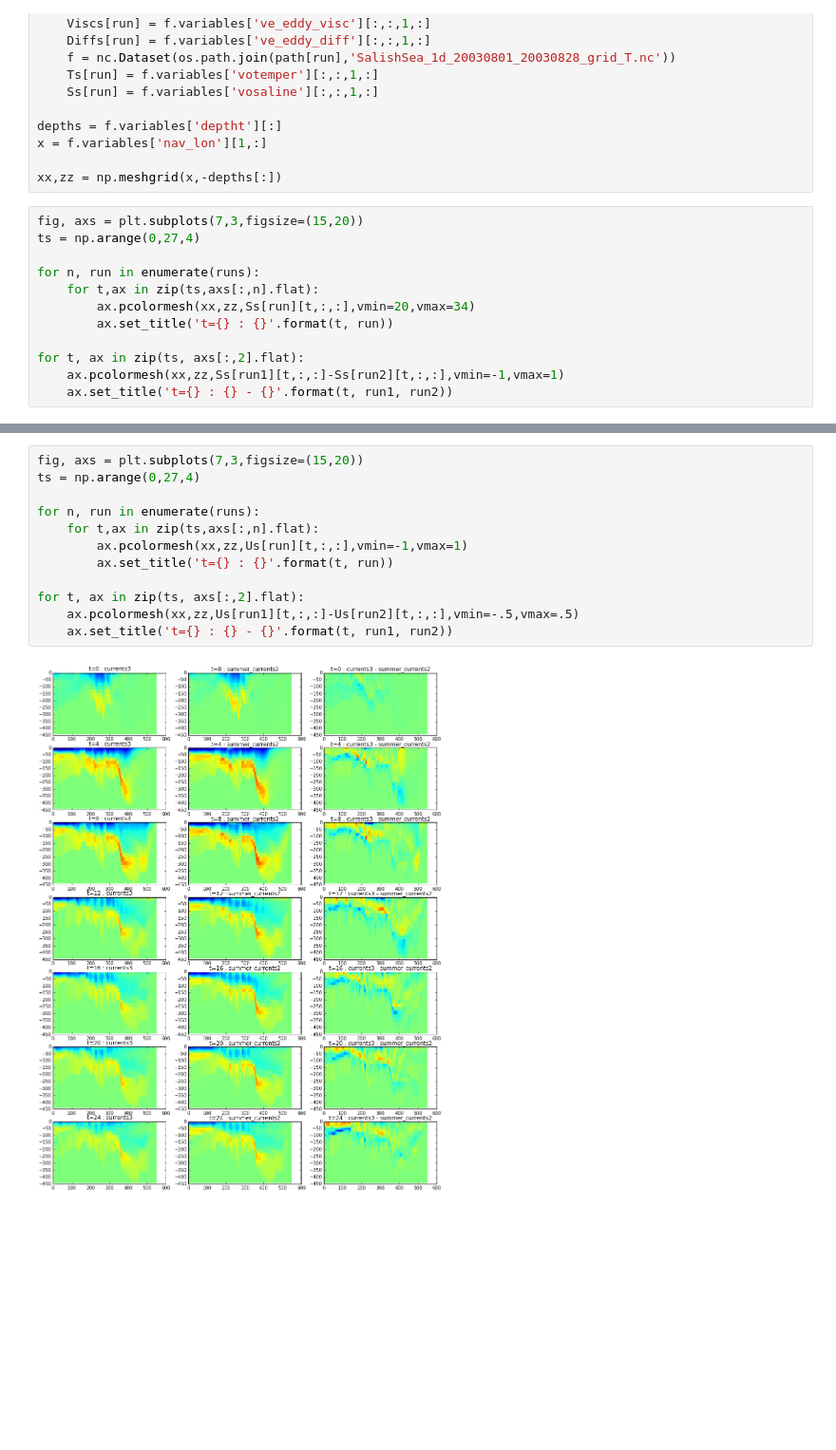
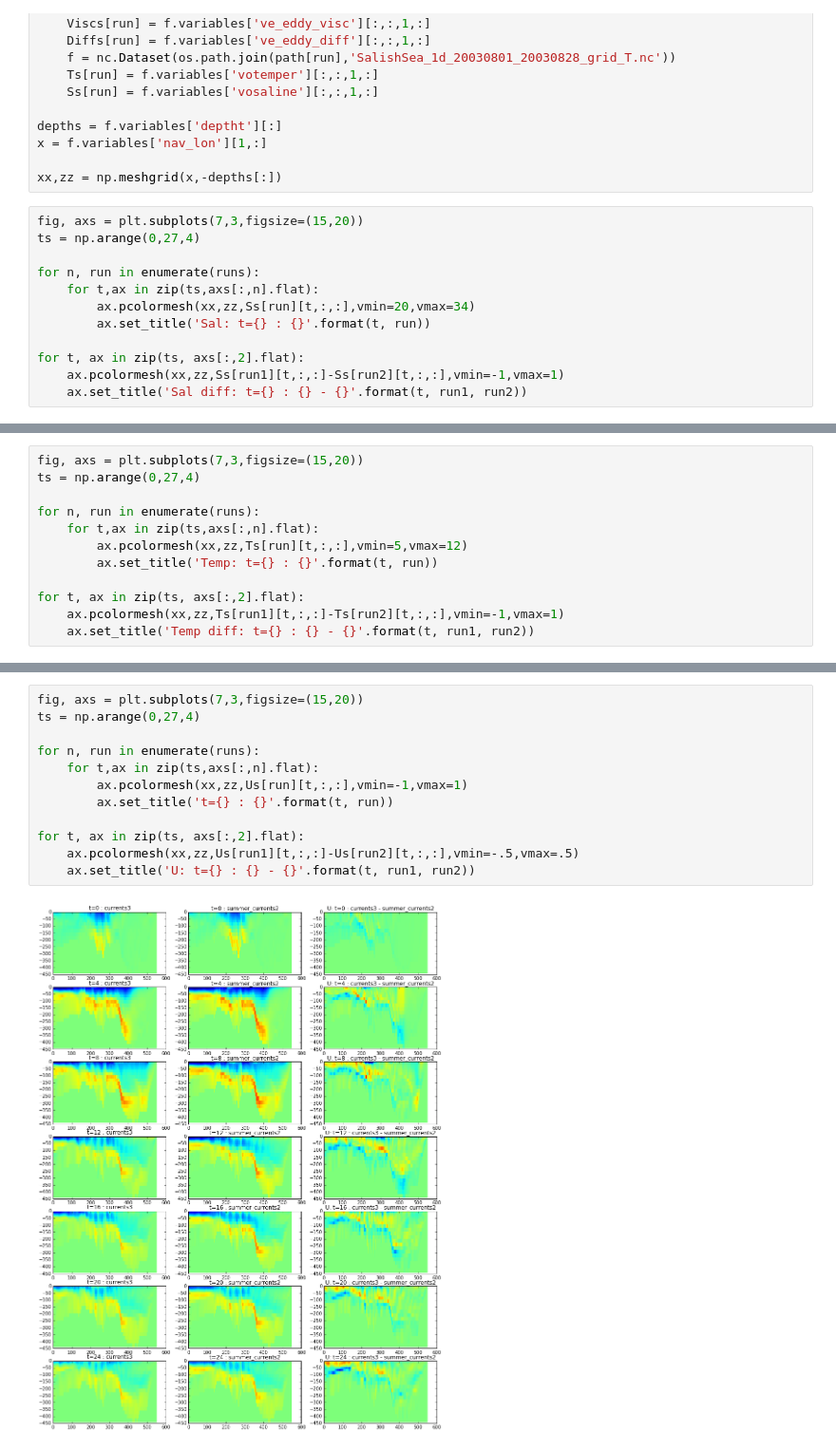
Before and after one commit to SalishSeaCast/2d-domain, a Jupyter notebook: analysis/CompareTwo.ipynb, the cells around one changed output, grey strips where cells are left out. Shown at 95% size. Drawn from its saved outputs; the diff is of its cells as text; blank space fills up the shorter version.

```diff
--- a/analysis/CompareTwo.ipynb
+++ b/analysis/CompareTwo.ipynb
@@ -50,9 +50,9 @@ ts = np.arange(0,27,4)
 for n, run in enumerate(runs):
     for t,ax in zip(ts,axs[:,n].flat):
         ax.pcolormesh(xx,zz,Ss[run][t,:,:],vmin=20,vmax=34)
-        ax.set_title('t={} : {}'.format(t, run))
+        ax.set_title('Sal: t={} : {}'.format(t, run))
 
 for t, ax in zip(ts, axs[:,2].flat):
     ax.pcolormesh(xx,zz,Ss[run1][t,:,:]-Ss[run2][t,:,:],vmin=-1,vmax=1)
-    ax.set_title('t={} : {} - {}'.format(t, run1, run2))
+    ax.set_title('Sal diff: t={} : {} - {}'.format(t, run1, run2))
 # %% [output]
@@ -59,0 +62,12 @@ for t, ax in zip(ts, axs[:,2].flat):
+# %%
+fig, axs = plt.subplots(7,3,figsize=(15,20))
+ts = np.arange(0,27,4)
+
+for n, run in enumerate(runs):
+    for t,ax in zip(ts,axs[:,n].flat):
+        ax.pcolormesh(xx,zz,Ts[run][t,:,:],vmin=5,vmax=12)
+        ax.set_title('Temp: t={} : {}'.format(t, run))
+
+for t, ax in zip(ts, axs[:,2].flat):
+    ax.pcolormesh(xx,zz,Ts[run1][t,:,:]-Ts[run2][t,:,:],vmin=-1,vmax=1)
+    ax.set_title('Temp diff: t={} : {} - {}'.format(t, run1, run2))
@@ -60,14 +76,14 @@ for t, ax in zip(ts, axs[:,2].flat):
 # %%
 fig, axs = plt.subplots(7,3,figsize=(15,20))
 ts = np.arange(0,27,4)
 
 for n, run in enumerate(runs):
     for t,ax in zip(ts,axs[:,n].flat):
         ax.pcolormesh(xx,zz,Us[run][t,:,:],vmin=-1,vmax=1)
         ax.set_title('t={} : {}'.format(t, run))
 
 for t, ax in zip(ts, axs[:,2].flat):
     ax.pcolormesh(xx,zz,Us[run1][t,:,:]-Us[run2][t,:,:],vmin=-.5,vmax=.5)
-    ax.set_title('t={} : {} - {}'.format(t, run1, run2))
+    ax.set_title('U: t={} : {} - {}'.format(t, run1, run2))
 # %% [output]
-[figure, old version]
+[figure, new version]
```
Also changed, not shown: parts of 10 cells of this notebook, 3 other files.
